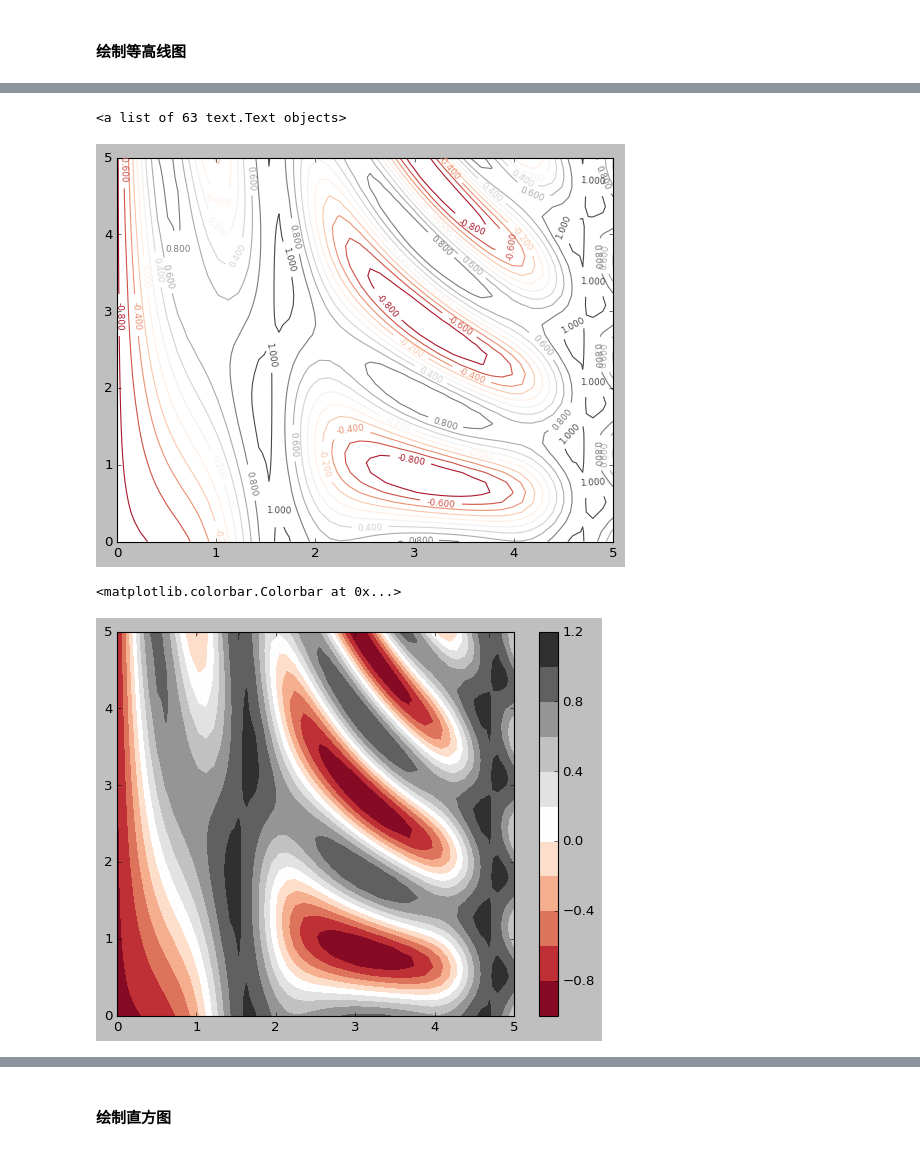
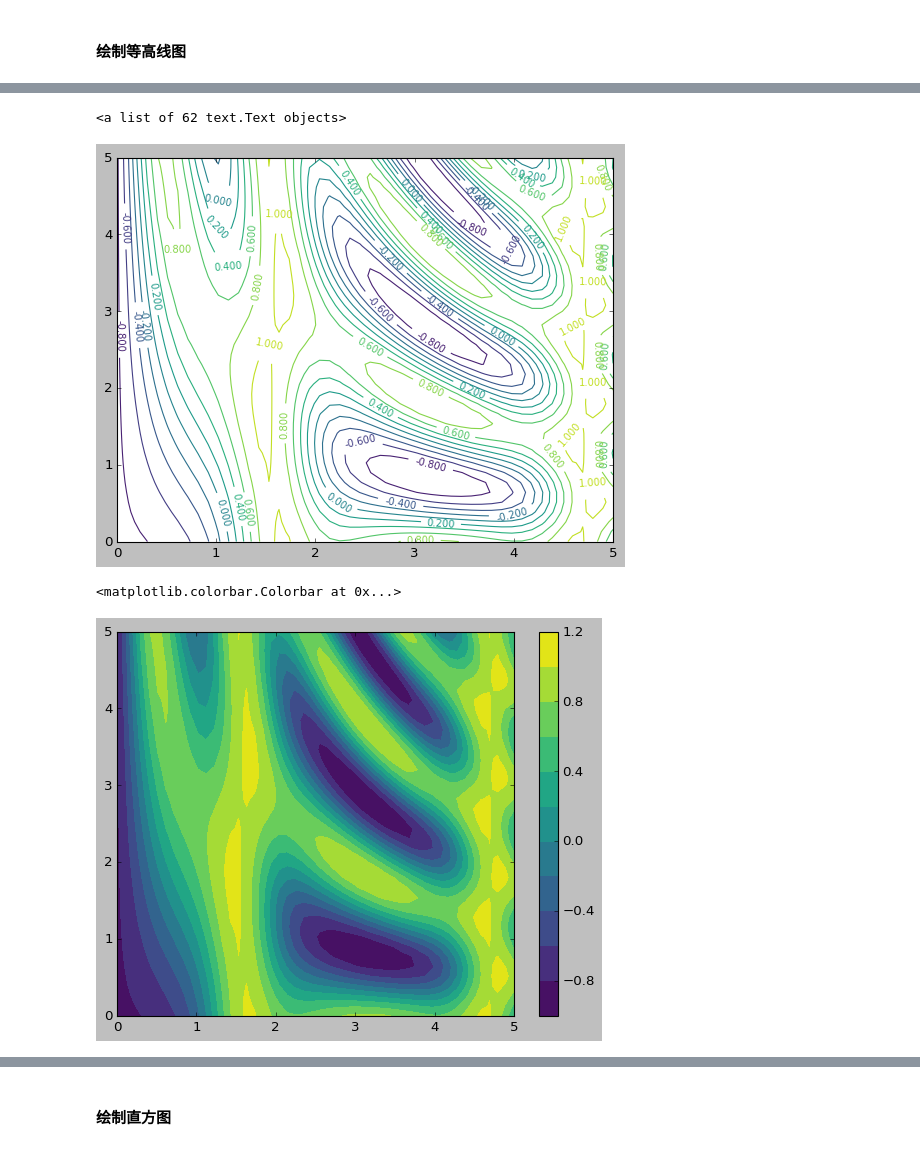
Before and after one commit to PeterZhangxing/my_lectures, a Jupyter notebook: about_plt/basic_plt_blank.ipynb, the cells around one changed output, grey strips where cells are left out. Drawn from its saved outputs; the diff is of its cells as text; code cells hidden in the pictures.

Commit message:
completed hist and contour

```diff
--- a/about_plt/basic_plt_blank.ipynb
+++ b/about_plt/basic_plt_blank.ipynb
@@ -141,11 +172,11 @@ ax.set(xticks=[],yticks=[])
 #### 绘制等高线图
 # %%
 # 准备测试数据
-def f(x,y):
-    return np.sin(x)**10+np.cos(10+y*x)*np.cos(x)
-
 x = np.linspace(0,5,50)
 y = np.linspace(0,5,40)
-
 X,Y = np.meshgrid(x,y)
+def f(X,Y):
+    return np.sin(X)**10+np.cos(10+Y*X)*np.cos(X)
 Z = f(X,Y)
+Z.shape
+Z
@@ -158,17 +203,17 @@ plt.contour(X,Y,Z,3,colors=['red','blue','green'])
 # %%
 # contour with cmap='RdGy'
-contours = plt.contour(X,Y,Z,10,cmap='RdGy')
+contours = plt.contour(X,Y,Z,10,cmap='viridis')
 # 在等高线上添加文字
-plt.clabel(contours,inline=True,fontsize=8)
+plt.clabel(contours,inline=True,fontsize=9)
 # %% [output]
-<a list of 63 text.Text objects>
+<a list of 62 text.Text objects>
-[figure, old version]
+[figure, new version]
 # %%
 # contourf wuth cmap='RdGy'
-plt.contourf(X,Y,Z,10,cmap='RdGy')
+contours = plt.contourf(X,Y,Z,10,cmap='viridis')
 plt.colorbar()
 # %% [output]
 <matplotlib.colorbar.Colorbar at 0x...>
-[figure, old version]
+[figure, new version]
 # %%
 # 用图像的方式绘制等高线图
```
Also changed, not shown: parts of 38 cells of this notebook.
